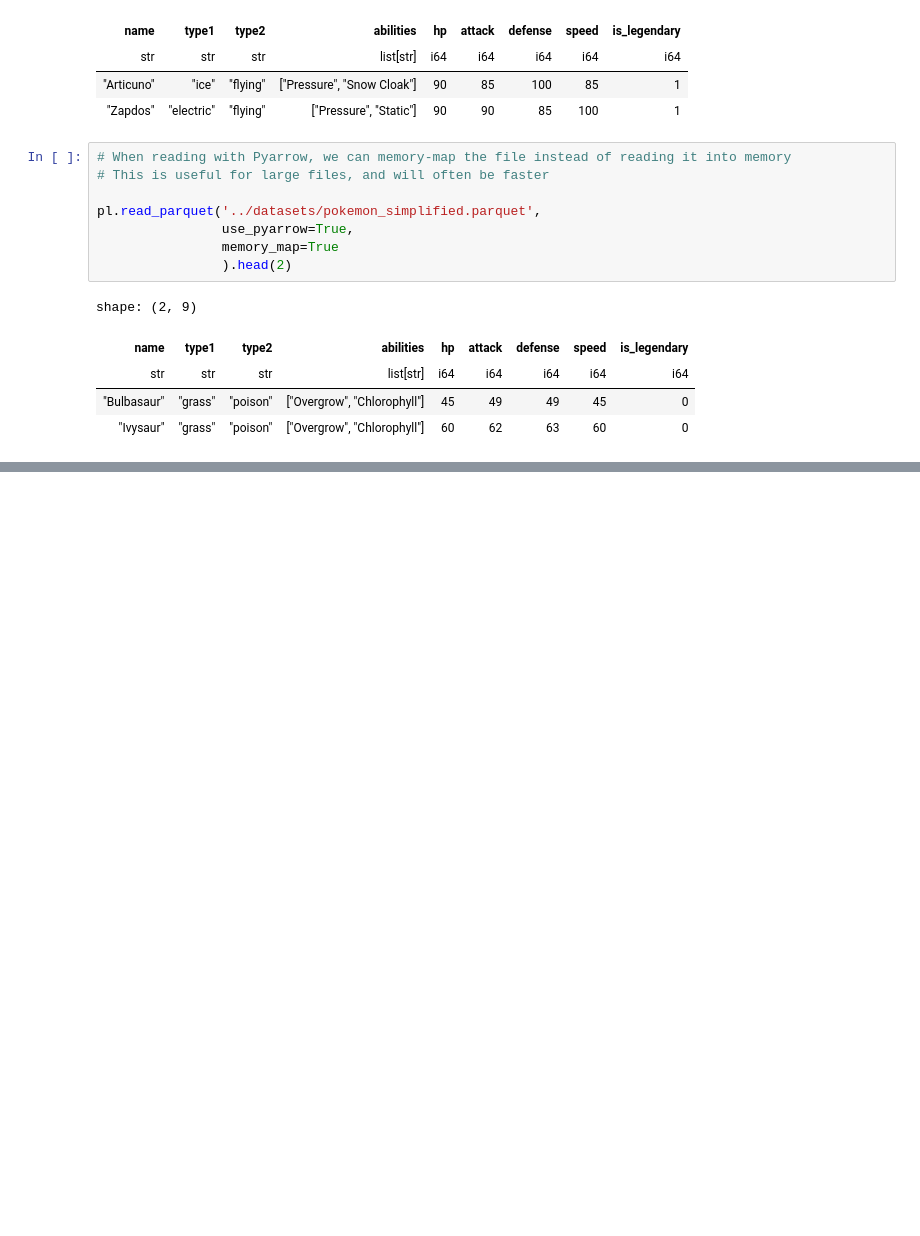
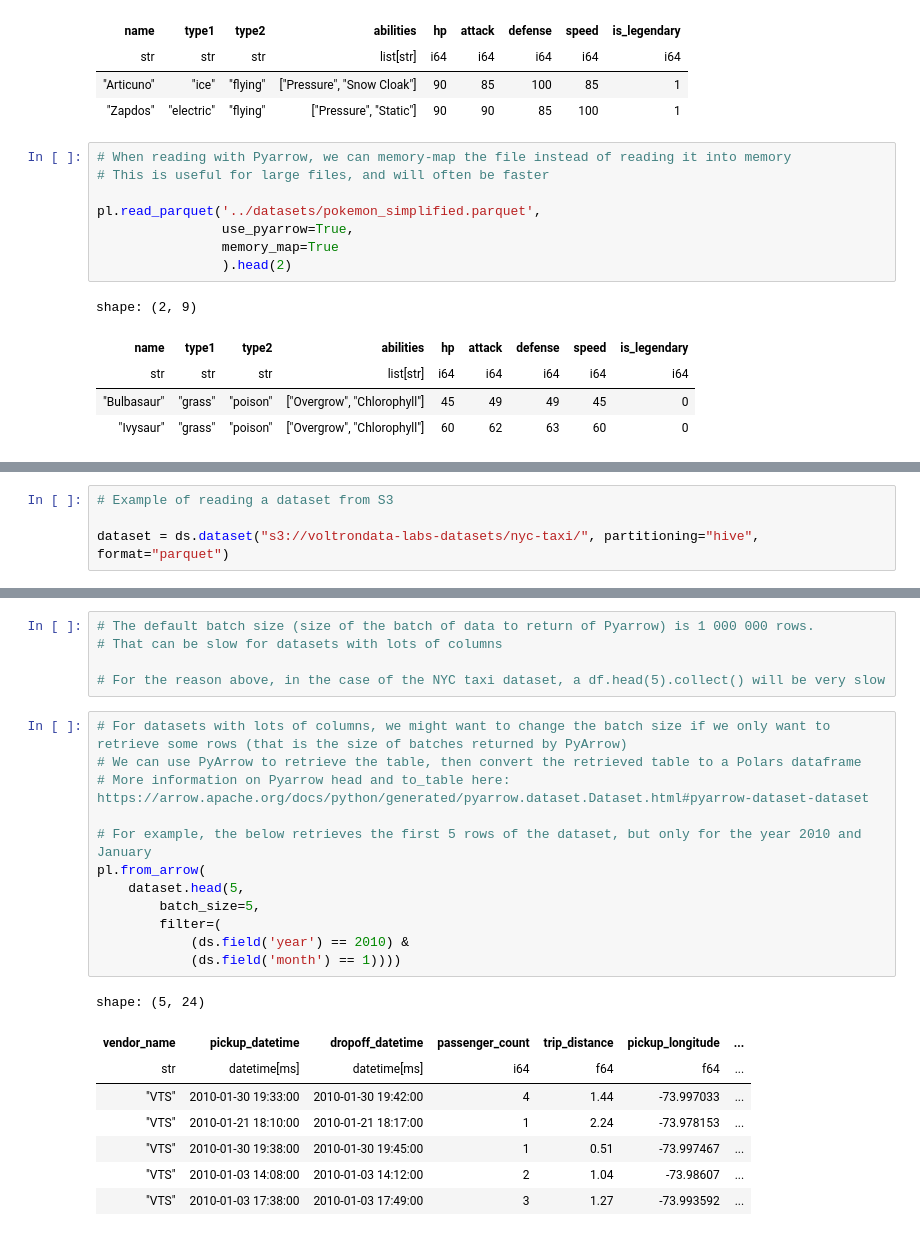
Before and after one commit to PacktPublishing/Data-Analysis-with-Polars, a Jupyter notebook: chapter_05/05.1_Polars_Input_Output.ipynb, the cells around one changed output, grey strips where cells are left out. Saved outputs shown, nothing was run; the diff lists cells and outputs as text; blank space fills up the shorter version.

```diff
--- a/chapter_05/05.1_Polars_Input_Output.ipynb
+++ b/chapter_05/05.1_Polars_Input_Output.ipynb
@@ -399,0 +557,4 @@ shape: (2, 9)
+# %%
+# Example of reading a dataset from S3
+
+dataset = ds.dataset("s3://voltrondata-labs-datasets/nyc-taxi/", partitioning="hive", format="parquet")
@@ -399,0 +604,26 @@ shape: (2, 9)
+# %%
+# The default batch size (size of the batch of data to return of Pyarrow) is 1 000 000 rows.
+# That can be slow for datasets with lots of columns
+
+# For the reason above, in the case of the NYC taxi dataset, a df.head(5).collect() will be very slow
+# %%
+# For datasets with lots of columns, we might want to change the batch size if we only want to retrieve some rows (that is the size of batches returned by PyArrow)
+# We can use PyArrow to retrieve the table, then convert the retrieved table to a Polars dataframe
+# More information on Pyarrow head and to_table here: https://arrow.apache.org/docs/python/generated/pyarrow.dataset.Dataset.html#pyarrow-dataset-dataset
+
+# For example, the below retrieves the first 5 rows of the dataset, but only for the year 2010 and January
+pl.from_arrow(
+    dataset.head(5,
+        batch_size=5,
+        filter=(
+            (ds.field('year') == 2010) &
+            (ds.field('month') == 1))))
+# %% [output]
+shape: (5, 24)
+| vendor_name | pickup_datetime | dropoff_datetime | passenger_count | trip_distance | pickup_longitude | ... |
+| str | datetime[ms] | datetime[ms] | i64 | f64 | f64 | ... |
+| "VTS" | 2010-01-30 19:33:00 | 2010-01-30 19:42:00 | 4 | 1.44 | -73.997033 | ... |
+| "VTS" | 2010-01-21 18:10:00 | 2010-01-21 18:17:00 | 1 | 2.24 | -73.978153 | ... |
+| "VTS" | 2010-01-30 19:38:00 | 2010-01-30 19:45:00 | 1 | 0.51 | -73.997467 | ... |
+| "VTS" | 2010-01-03 14:08:00 | 2010-01-03 14:12:00 | 2 | 1.04 | -73.98607 | ... |
+| "VTS" | 2010-01-03 17:38:00 | 2010-01-03 17:49:00 | 3 | 1.27 | -73.993592 | ... |
```
Also changed, not shown: parts of 32 cells of this notebook, 4 other files.
